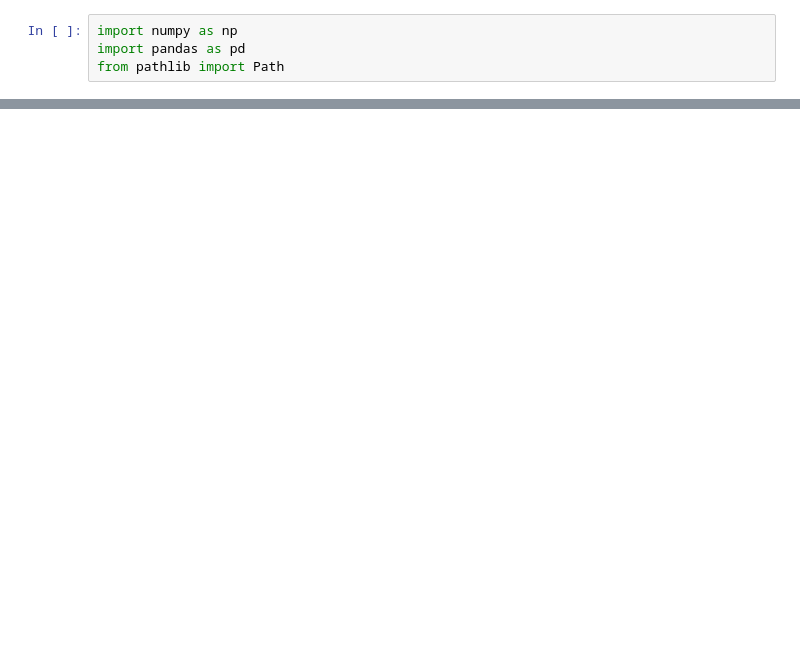
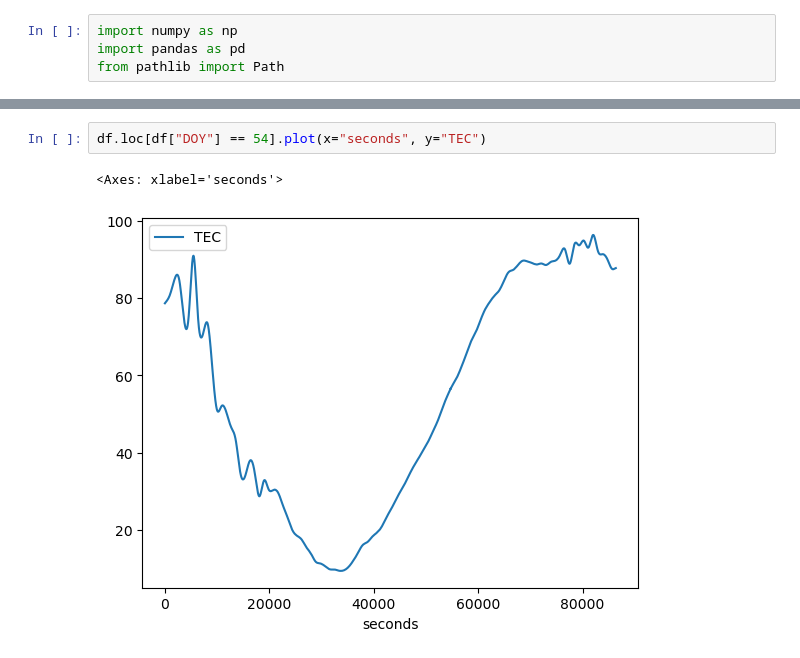
Before and after one commit to atuel96/cargar-estacion-tucu-tec, a Jupyter notebook: read_data.ipynb, the cells around one changed output, grey strips where cells are left out. Drawn from its saved outputs; the diff is of its cells as text; blank space fills up the shorter version.

```diff
--- a/read_data.ipynb
+++ b/read_data.ipynb
@@ -26,0 +24,5 @@ filter_values(year_files[0])
+# %%
+df.loc[df["DOY"] == 54].plot(x="seconds", y="TEC")
+# %% [output]
+<Axes: xlabel='seconds'>
+[figure, added]
```
Also changed, not shown: parts of 4 cells of this notebook, 1 other file.
